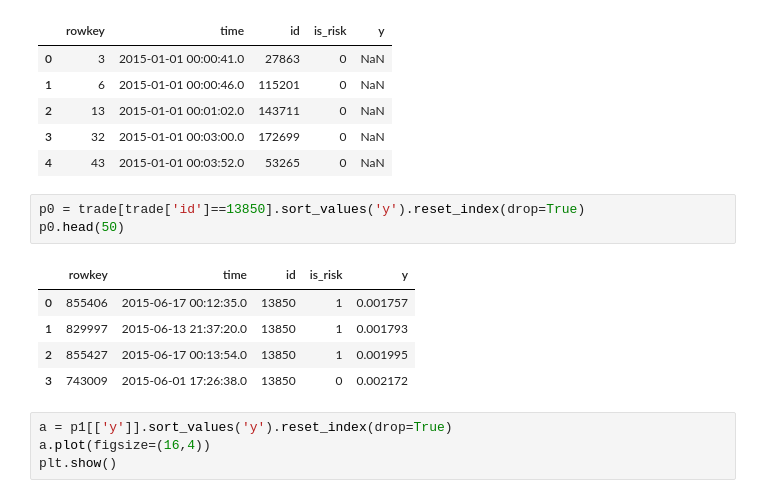
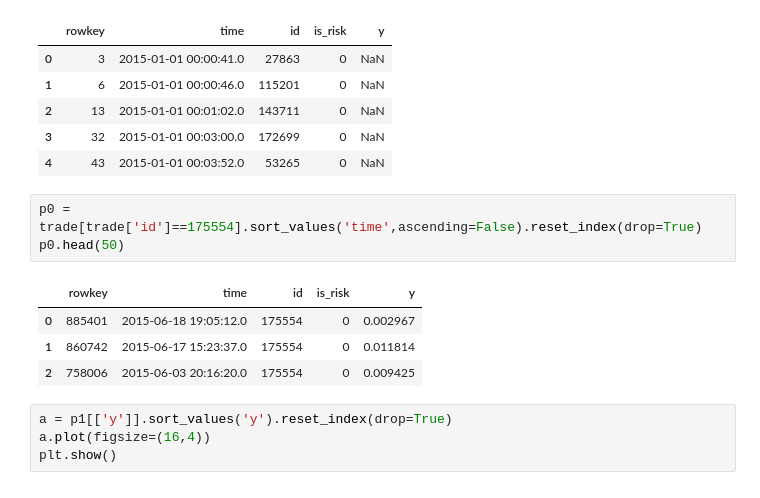
Before and after one commit to hadoop73/jdd, a Jupyter notebook: codes/pdata_an.ipynb, the cells around one changed output. Cells and saved outputs as stored; diff of their text form.

```diff
--- a/codes/pdata_an.ipynb
+++ b/codes/pdata_an.ipynb
@@ -26,14 +26,13 @@ trade.head()
 | 3 | 32 | 2015-01-01 00:03:00.0 | 172699 | 0 | NaN |
 | 4 | 43 | 2015-01-01 00:03:52.0 | 53265 | 0 | NaN |
 # %%
-p0 = trade[trade['id']==13850].sort_values('y').reset_index(drop=True)
+p0 = trade[trade['id']==175554].sort_values('time',ascending=False).reset_index(drop=True)
 p0.head(50)
 # %% [output]
 |  | rowkey | time | id | is_risk | y |
-| 0 | 855406 | 2015-06-17 00:12:35.0 | 13850 | 1 | 0.001757 |
-| 1 | 829997 | 2015-06-13 21:37:20.0 | 13850 | 1 | 0.001793 |
-| 2 | 855427 | 2015-06-17 00:13:54.0 | 13850 | 1 | 0.001995 |
-| 3 | 743009 | 2015-06-01 17:26:38.0 | 13850 | 0 | 0.002172 |
+| 0 | 885401 | 2015-06-18 19:05:12.0 | 175554 | 0 | 0.002967 |
+| 1 | 860742 | 2015-06-17 15:23:37.0 | 175554 | 0 | 0.011814 |
+| 2 | 758006 | 2015-06-03 20:16:20.0 | 175554 | 0 | 0.009425 |
 # %%
 a = p1[['y']].sort_values('y').reset_index(drop=True)
 a.plot(figsize=(16,4))
```
Also changed, not shown: parts of 3 cells of this notebook.
